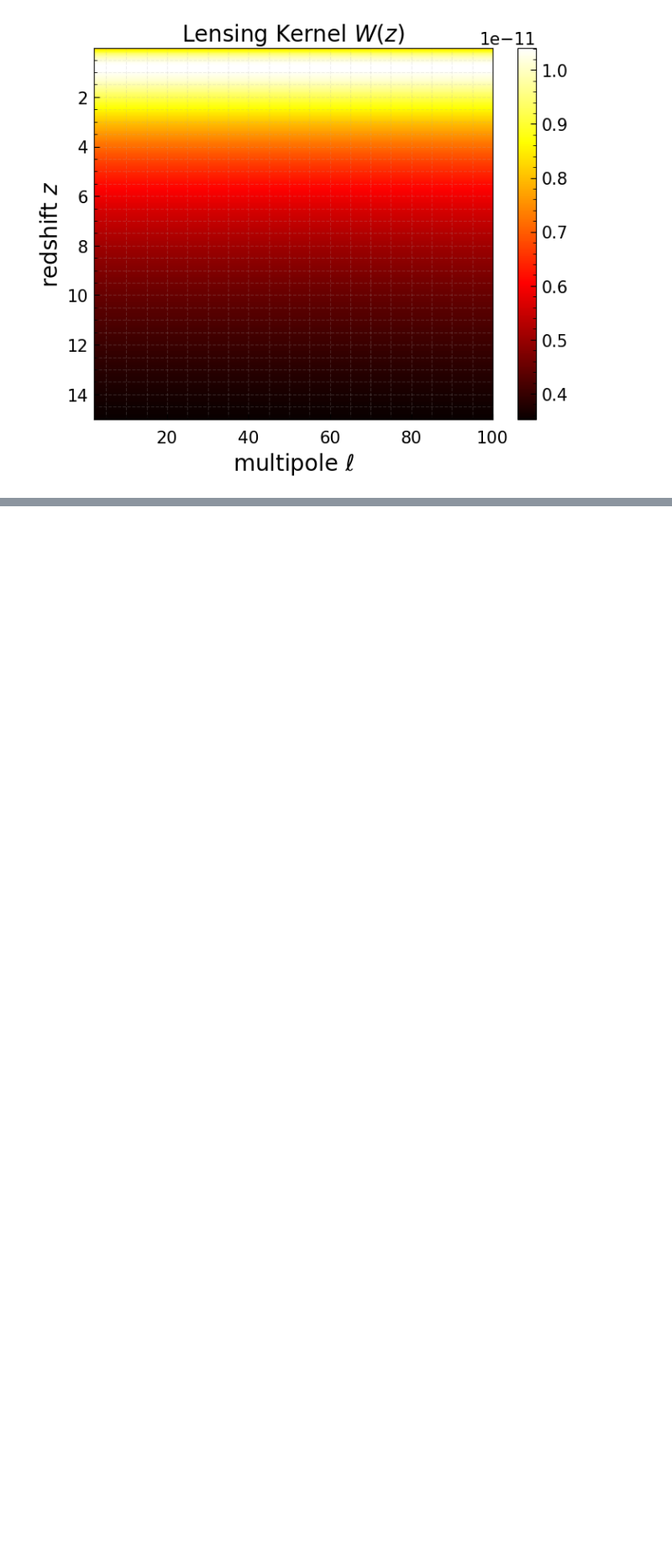
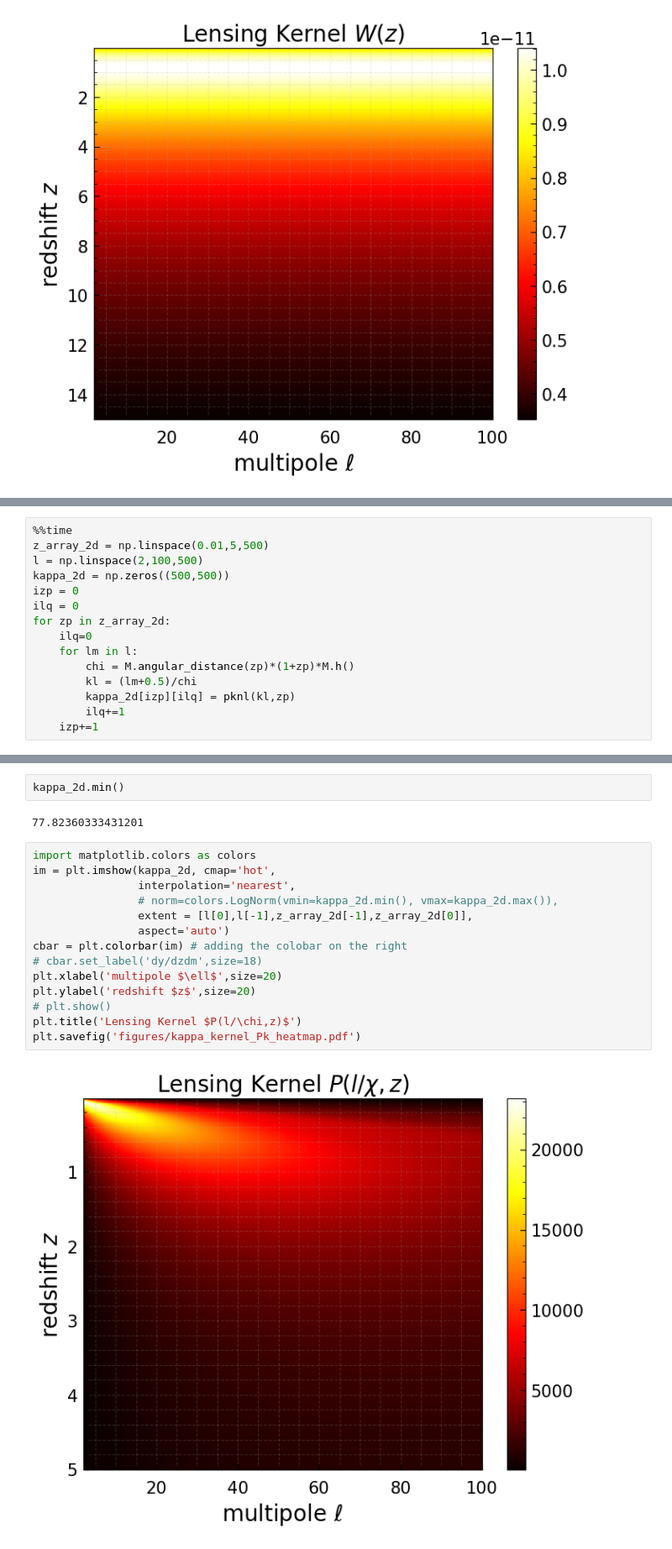
Before and after one commit to CLASS-SZ/notebooks, a Jupyter notebook: class_sz_cmb_lensing_kernel.ipynb, the cells around one changed output, grey strips where cells are left out. Shown at 84% size. Drawn from its saved outputs; the diff is of its cells as text; blank space fills up the shorter version.

```diff
--- a/class_sz_cmb_lensing_kernel.ipynb
+++ b/class_sz_cmb_lensing_kernel.ipynb
@@ -166,0 +169,15 @@ plt.savefig('figures/kappa_kernel_Wz_heatmap.pdf')
+# %%
+%%time
+z_array_2d = np.linspace(0.01,5,500)
+l = np.linspace(2,100,500)
+kappa_2d = np.zeros((500,500))
+izp = 0
+ilq = 0
+for zp in z_array_2d:
+    ilq=0
+    for lm in l:
+        chi = M.angular_distance(zp)*(1+zp)*M.h()
+        kl = (lm+0.5)/chi
+        kappa_2d[izp][ilq] = pknl(kl,zp)
+        ilq+=1
+    izp+=1
@@ -166,0 +187,20 @@ plt.savefig('figures/kappa_kernel_Wz_heatmap.pdf')
+# %%
+kappa_2d.min()
+# %% [output]
+77.82360333431201
+# %%
+import matplotlib.colors as colors
+im = plt.imshow(kappa_2d, cmap='hot',
+                interpolation='nearest',
+                # norm=colors.LogNorm(vmin=kappa_2d.min(), vmax=kappa_2d.max()),
+                extent = [l[0],l[-1],z_array_2d[-1],z_array_2d[0]],
+                aspect='auto')
+cbar = plt.colorbar(im) # adding the colobar on the right
+# cbar.set_label('dy/dzdm',size=18)
+plt.xlabel('multipole $\ell$',size=20)
+plt.ylabel('redshift $z$',size=20)
+# plt.show()
+plt.title('Lensing Kernel $P(l/\chi,z)$')
+plt.savefig('figures/kappa_kernel_Pk_heatmap.pdf')
+# %% [output]
+[figure, added]
```
Also changed, not shown: parts of 2 cells of this notebook.
